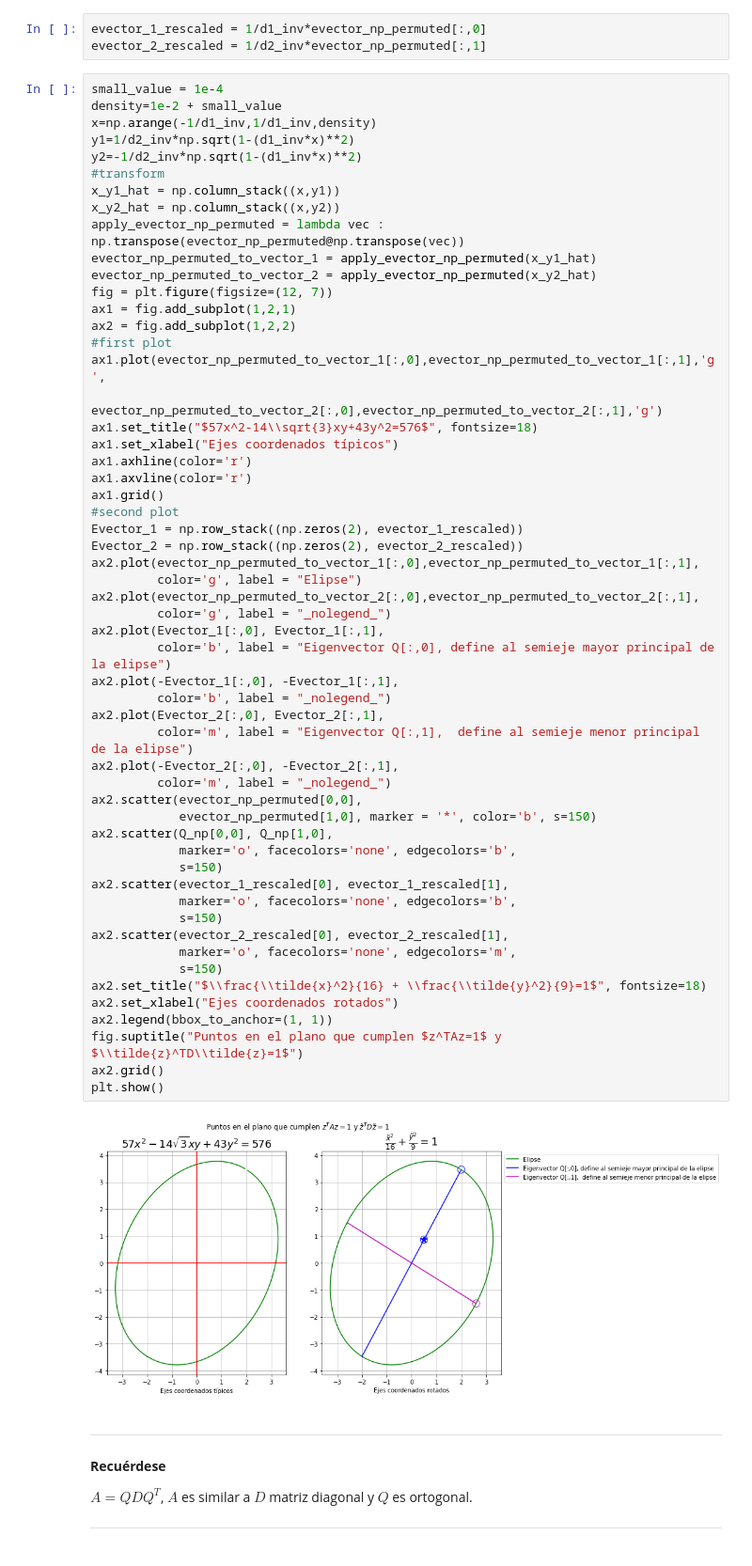
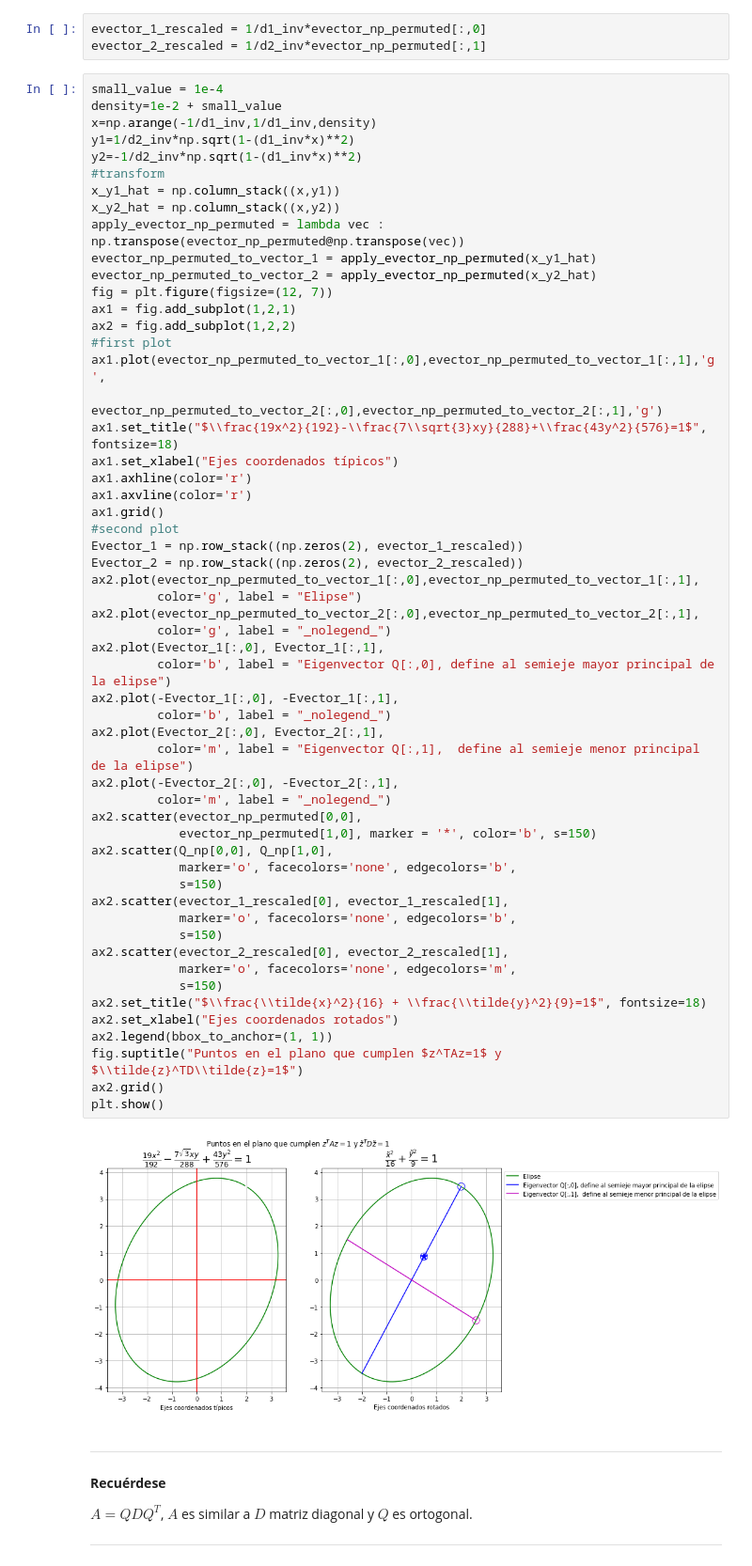
Before and after one commit to palmoreck/laboratorios, a Jupyter notebook: reconstruccion_de_imagenes/notas_para_2_reconstruccion_de_imagenes.ipynb, the cells around one changed output. Shown at 94% size. Drawn from its saved outputs; the diff is of its cells as text.

```diff
--- a/reconstruccion_de_imagenes/notas_para_2_reconstruccion_de_imagenes.ipynb
+++ b/reconstruccion_de_imagenes/notas_para_2_reconstruccion_de_imagenes.ipynb
@@ -395,7 +395,7 @@ ax2 = fig.add_subplot(1,2,2)
 #first plot
 ax1.plot(evector_np_permuted_to_vector_1[:,0],evector_np_permuted_to_vector_1[:,1],'g',
          evector_np_permuted_to_vector_2[:,0],evector_np_permuted_to_vector_2[:,1],'g')
-ax1.set_title("$57x^2-14\\sqrt{3}xy+43y^2=576$", fontsize=18)
+ax1.set_title("$\\frac{19x^2}{192}-\\frac{7\\sqrt{3}xy}{288}+\\frac{43y^2}{576}=1$", fontsize=18)
 ax1.set_xlabel("Ejes coordenados típicos")
 ax1.axhline(color='r')
 ax1.axvline(color='r')
@@ -406,34 +406,34 @@ Evector_2 = np.row_stack((np.zeros(2), evector_2_rescaled))
 ax2.plot(evector_np_permuted_to_vector_1[:,0],evector_np_permuted_to_vector_1[:,1],
          color='g', label = "Elipse")
 ax2.plot(evector_np_permuted_to_vector_2[:,0],evector_np_permuted_to_vector_2[:,1],
          color='g', label = "_nolegend_")
 ax2.plot(Evector_1[:,0], Evector_1[:,1],
          color='b', label = "Eigenvector Q[:,0], define al semieje mayor principal de la elipse")
 ax2.plot(-Evector_1[:,0], -Evector_1[:,1],
          color='b', label = "_nolegend_")
 ax2.plot(Evector_2[:,0], Evector_2[:,1],
          color='m', label = "Eigenvector Q[:,1],  define al semieje menor principal de la elipse")
 ax2.plot(-Evector_2[:,0], -Evector_2[:,1],
          color='m', label = "_nolegend_")
 ax2.scatter(evector_np_permuted[0,0],
             evector_np_permuted[1,0], marker = '*', color='b', s=150)
 ax2.scatter(Q_np[0,0], Q_np[1,0],
             marker='o', facecolors='none', edgecolors='b',
             s=150)
 ax2.scatter(evector_1_rescaled[0], evector_1_rescaled[1],
             marker='o', facecolors='none', edgecolors='b',
             s=150)
 ax2.scatter(evector_2_rescaled[0], evector_2_rescaled[1],
             marker='o', facecolors='none', edgecolors='m',
             s=150)
 ax2.set_title("$\\frac{\\tilde{x}^2}{16} + \\frac{\\tilde{y}^2}{9}=1$", fontsize=18)
 ax2.set_xlabel("Ejes coordenados rotados")
 ax2.legend(bbox_to_anchor=(1, 1))
 fig.suptitle("Puntos en el plano que cumplen $z^TAz=1$ y $\\tilde{z}^TD\\tilde{z}=1$")
 ax2.grid()
 plt.show()
 # %% [output]
-[figure, old version]
+[figure, new version]
 # %% [markdown]
 ---
 
```
